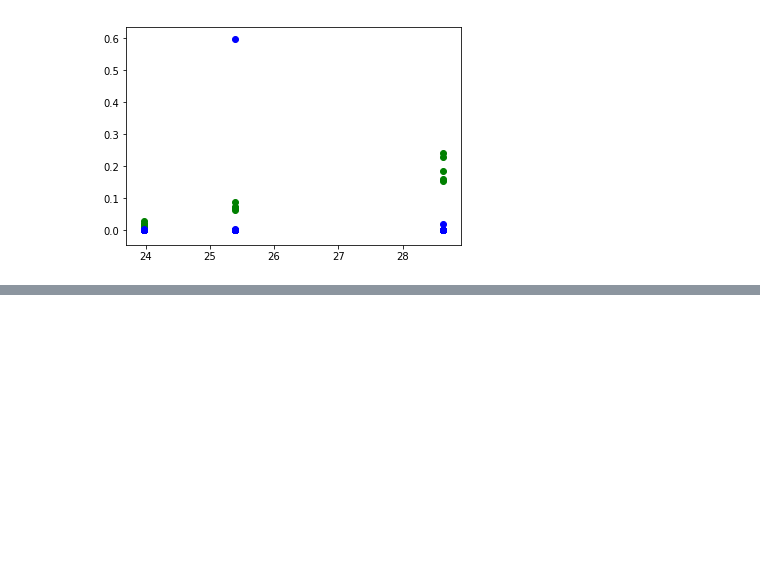
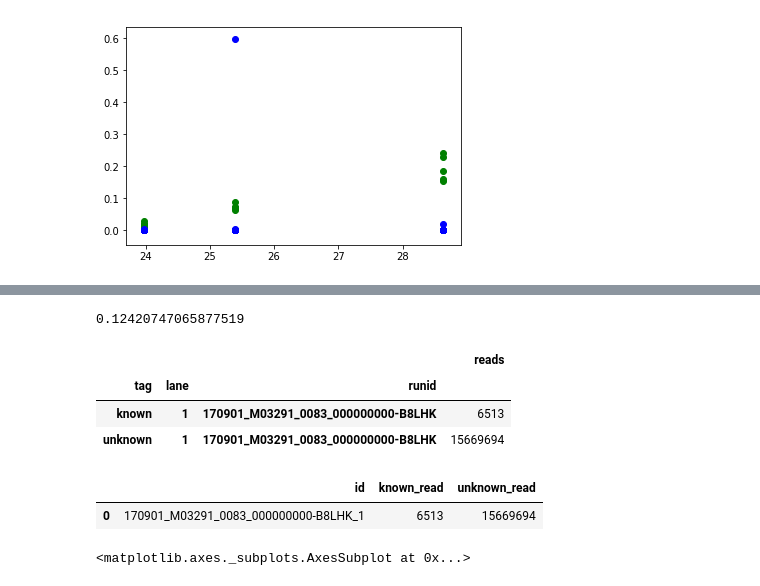
Before and after one commit to avikdatta/ipython_notebook_backup, a Jupyter notebook: qc_stats/check barcode.ipynb, the cells around one changed output, grey strips where cells are left out. Saved outputs shown, nothing was run; the diff lists cells and outputs as text; code cells hidden in the pictures; blank space fills up the shorter version.

Commit message:
added pct barplots for correct and incorrect bases masks

```diff
--- a/qc_stats/check barcode.ipynb
+++ b/qc_stats/check barcode.ipynb
@@ -247,0 +323,15 @@ plt.show()
+# %%
+km/umx
+# %% [output]
+0.12420747065877519
+# %%
+bad_data=get_dataframe_from_stats_json(json_file='../../test_dir/test5_barcode_stats/incorrect_mask_Stats.json')
+# %%
+summary_df=bad_data.pivot_table(values=['reads'],index=['tag','lane','runid'],aggfunc=np.sum)
+# %%
+summary_df
+# %% [output]
+|  |  |  | reads |
+| tag | lane | runid |  |
+| known | 1 | 170901_M03291_0083_000000000-B8LHK | 6513 |
+| unknown | 1 | 170901_M03291_0083_000000000-B8LHK | 15669694 |
@@ -247,0 +348,5 @@ plt.show()
+# %%
+processed_df
+# %% [output]
+|  | id | known_read | unknown_read |
+| 0 | 170901_M03291_0083_000000000-B8LHK_1 | 6513 | 15669694 |
@@ -247,0 +359,4 @@ plt.show()
+# %%
+processed_df[['known_pct','unknown_pct']].plot(ax=ax,kind='bar',color=['blue','orange'],stacked=True)
+# %% [output]
+<matplotlib.axes._subplots.AxesSubplot at 0x...>
```
Also changed, not shown: parts of 34 cells of this notebook.
